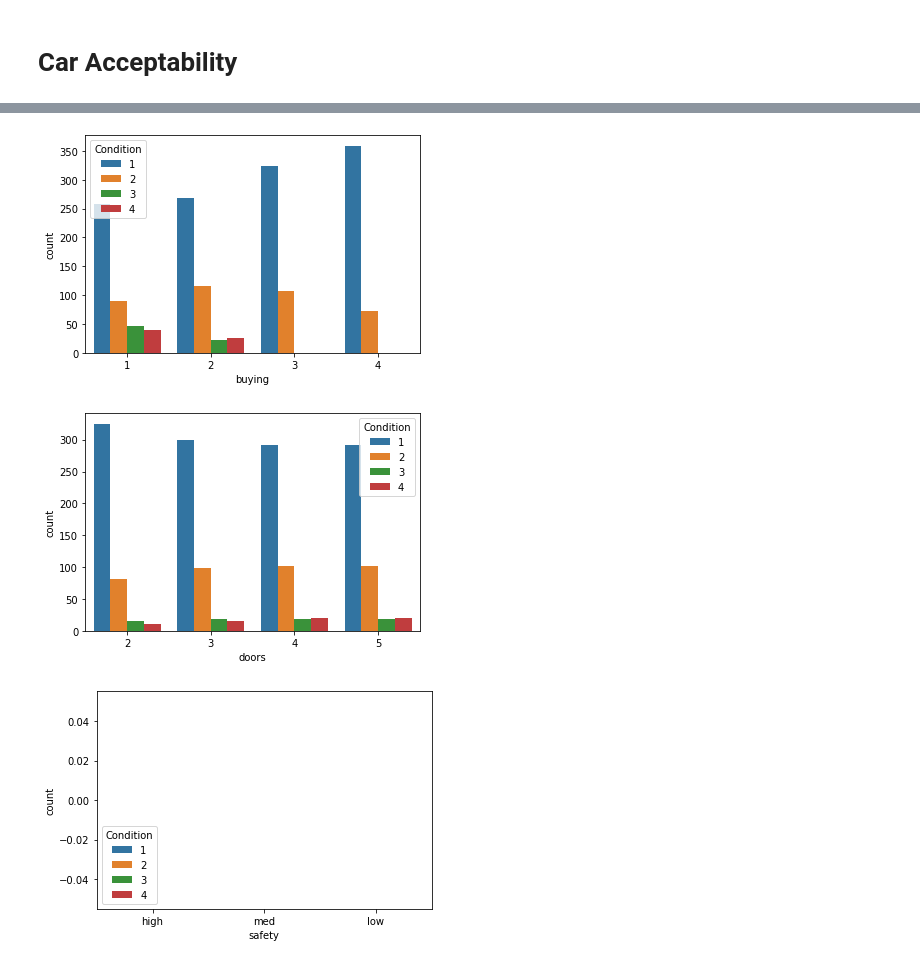
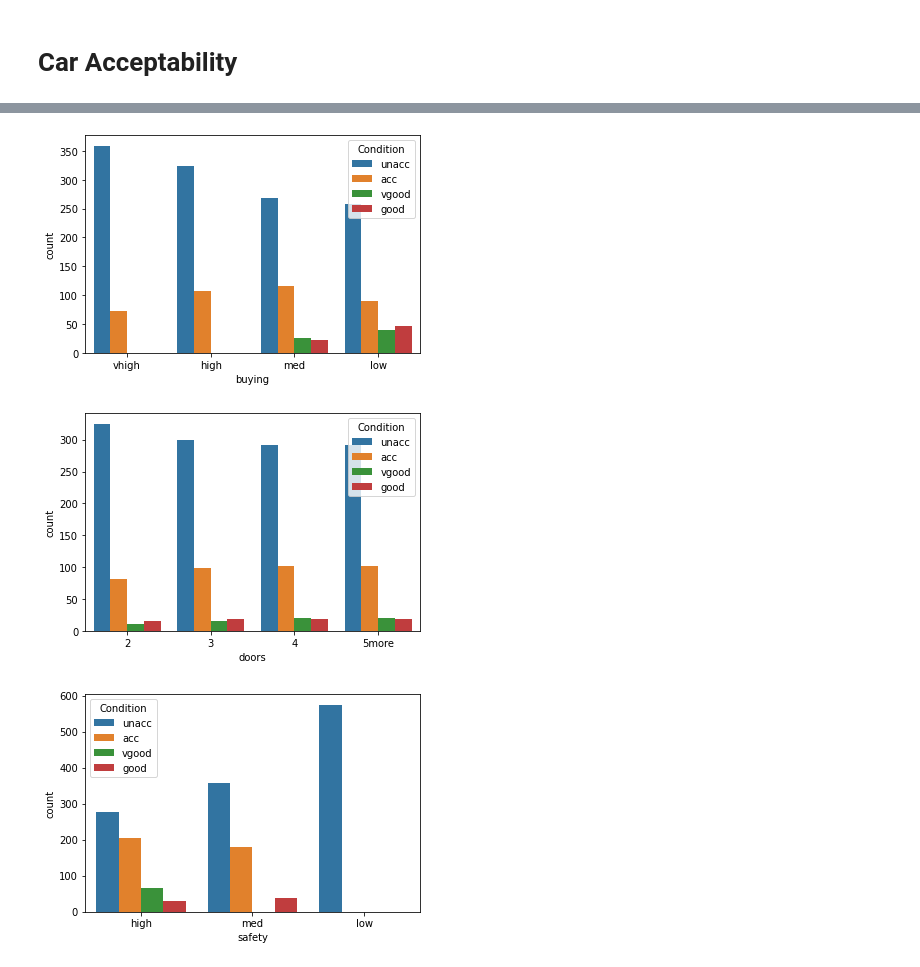
Before and after one commit to krishnamhn009/datascience, a Jupyter notebook: Car_data.ipynb, the cells around one changed output, grey strips where cells are left out. Cells and saved outputs as stored; diff of their text form; code cells hidden in the pictures.

```diff
--- a/Car_data.ipynb
+++ b/Car_data.ipynb
@@ -14,3 +19,5 @@ import seaborn as sns
 #read the data from file
 filename='car.data'
 carDataFrame = pd.read_csv(filename)
+carDataFrame.columns = ['buying', "maint", 'doors', 'persons', 'lug_boot', 'safety', 'Condition']
+print (carDataFrame.head(15))
@@ -71,17 +88,17 @@ ValueError: ignored
 # %%
 ##plotting distribution of attributes
-buying = sns.countplot(x="buying",hue="Condition",  data=df)
+buying = sns.countplot(x="buying",hue="Condition",  data=carDataFrame)
 # %% [output]
-[figure, old version]
+[figure, new version]
 # %%
 #plotting distribution of attributes
-doors = sns.countplot(x="doors",hue="Condition",  data=df)
+doors = sns.countplot(x="doors",hue="Condition",  data=carDataFrame)
 # %% [output]
-[figure, old version]
+[figure, new version]
 # %%
 #plotting distribution of attributes
-safety = sns.countplot(x="safety",hue="Condition",  data=df, order=['high', 'med', 'low'])
+safety = sns.countplot(x="safety",hue="Condition",  data=carDataFrame, order=['high', 'med', 'low'])
 # %% [output]
-[figure, old version]
+[figure, new version]
 # %%
 #plotting distribution of attributes
```
Also changed, not shown: parts of 19 cells of this notebook.
